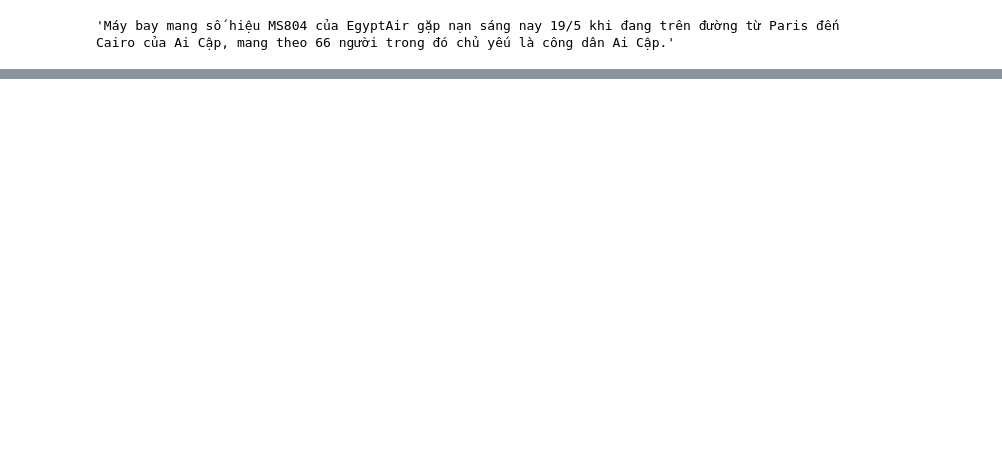
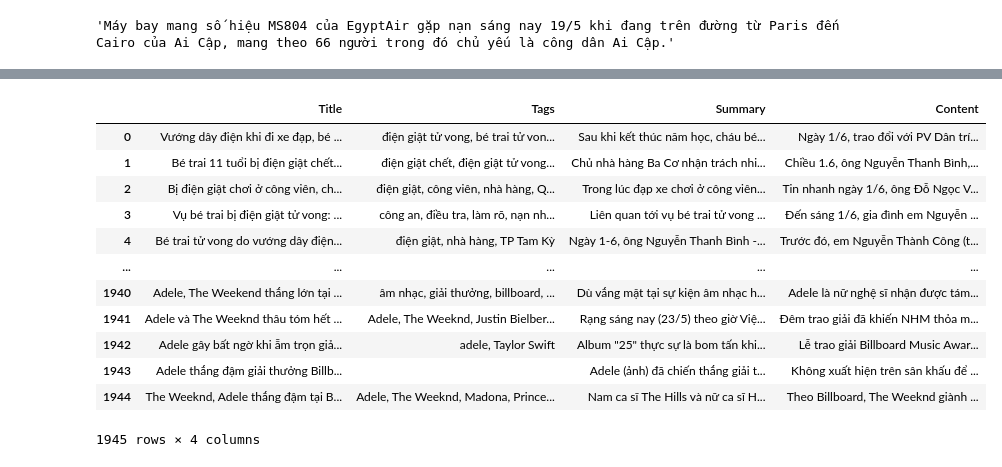
Before and after one commit to thekael99/text_summarization, a Jupyter notebook: EDA_Vims.ipynb, the cells around one changed output, grey strips where cells are left out. Cells and saved outputs as stored; diff of their text form; code cells hidden in the pictures; blank space fills up the shorter version.

```diff
--- a/EDA_Vims.ipynb
+++ b/EDA_Vims.ipynb
@@ -17,7 +19,8 @@ def format_data(path):
     content_dict["Title"] = content[0][7:-1]
     content_dict["Tags"] = content[5][6:-1]
     content_dict["Summary"] = content[6][9:-1]
-    content_dict["Content"] = content[8:]
+    content_dict["Content"] = reduce(lambda x,y: x+y, content[8:])
+
     return content_dict
 # %%
 def format_summary(path):
@@ -97,3 +95,6 @@ data_text[0]["Article"][0]["Content"]
 data_text[0]["Abstractive"][0][0]
 # %% [output]
 'Máy bay mang số hiệu MS804 của EgyptAir gặp nạn sáng nay 19/5 khi đang trên đường từ Paris đến Cairo của Ai Cập, mang theo 66 người trong đó chủ yếu là công dân Ai Cập.'
+# %%
+article = glob("./data/ViMs/original/*/*/*")
+data = [format_data(x) for x in article]
@@ -99,0 +139,18 @@ data_text[0]["Abstractive"][0][0]
+# %%
+view_data = pd.DataFrame(data)
+# %%
+view_data
+# %% [output]
+|  | Title | Tags | Summary | Content |
+| 0 | Vướng dây điện khi đi xe đạp, bé ... | điện giật tử vong, bé trai tử von... | Sau khi kết thúc năm học, cháu bé... | Ngày 1/6, trao đổi với PV Dân trí... |
+| 1 | Bé trai 11 tuổi bị điện giật chết... | điện giật chết, điện giật tử vong... | Chủ nhà hàng Ba Cơ nhận trách nhi... | Chiều 1.6, ông Nguyễn Thanh Bình,... |
+| 2 | Bị điện giật chơi ở công viên, ch... | điện giật, công viên, nhà hàng, Q... | Trong lúc đạp xe chơi ở công viên... | Tin nhanh ngày 1/6, ông Đỗ Ngọc V... |
+| 3 | Vụ bé trai bị điện giật tử vong: ... | công an, điều tra, làm rõ, nạn nh... | Liên quan tới vụ bé trai tử vong ... | Đến sáng 1/6, gia đình em Nguyễn ... |
+| 4 | Bé trai tử vong do vướng dây điện... | điện giật, nhà hàng, TP Tam Kỳ | Ngày 1-6, ông Nguyễn Thanh Bình -... | Trước đó, em Nguyễn Thành Công (t... |
+| ... | ... | ... | ... | ... |
+| 1940 | Adele, The Weekend thắng lớn tại ... | âm nhạc, giải thưởng, billboard, ... | Dù vắng mặt tại sự kiện âm nhạc h... | Adele là nữ nghệ sĩ nhận được tám... |
+| 1941 | Adele và The Weeknd thâu tóm hết ... | Adele, The Weeknd, Justin Bielber... | Rạng sáng nay (23/5) theo giờ Việ... | Đêm trao giải đã khiến NHM thỏa m... |
+| 1942 | Adele gây bất ngờ khi ẵm trọn giả... | adele, Taylor Swift | Album "25" thực sự là bom tấn khi... | Lễ trao giải Billboard Music Awar... |
+| 1943 | Adele thắng đậm giải thưởng Billb... |  | Adele (ảnh) đã chiến thắng giải t... | Không xuất hiện trên sân khấu để ... |
+| 1944 | The Weeknd, Adele thắng đậm tại B... | Adele, The Weeknd, Madona, Prince... | Nam ca sĩ The Hills và nữ ca sĩ H... | Theo Billboard, The Weeknd giành ... |
+1945 rows × 4 columns
```
Also changed, not shown: parts of 15 cells of this notebook.
